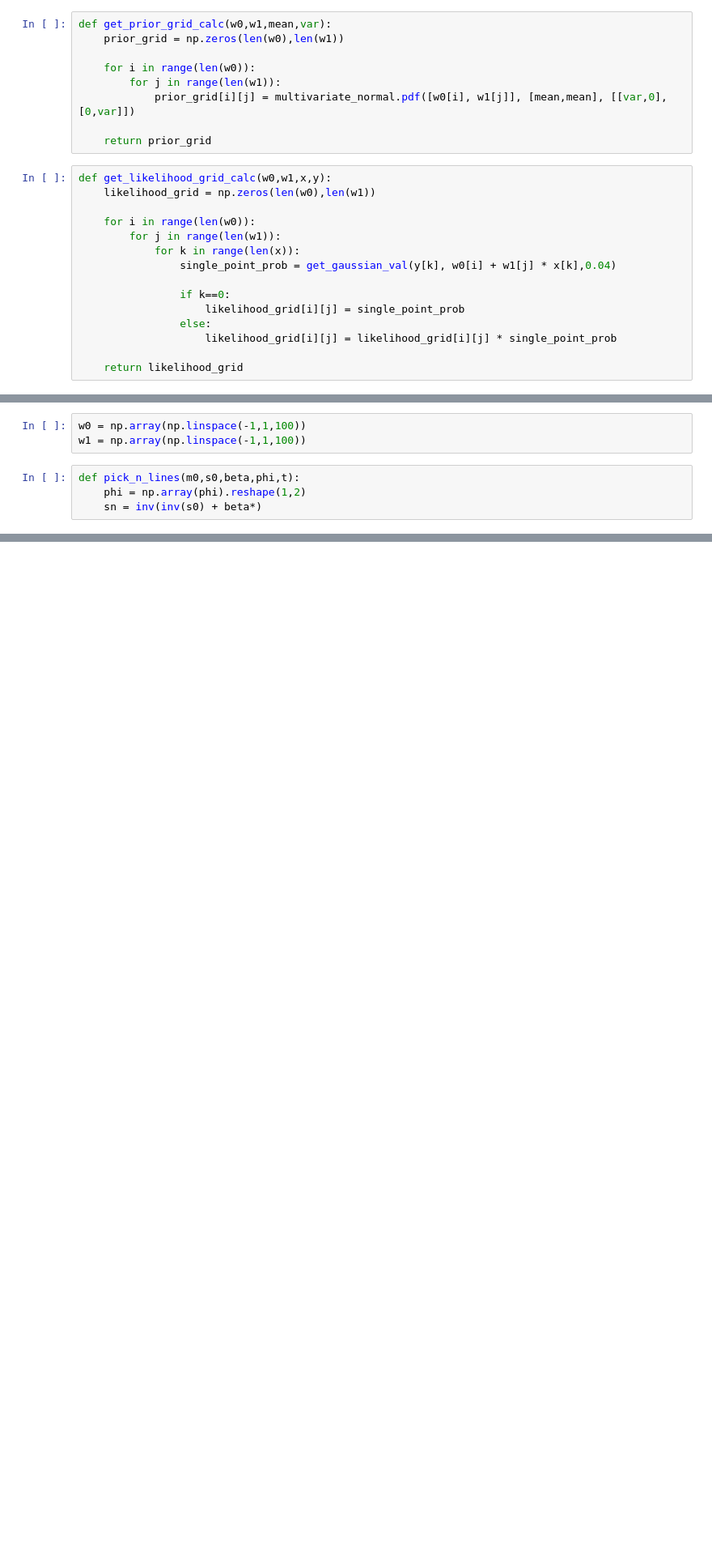
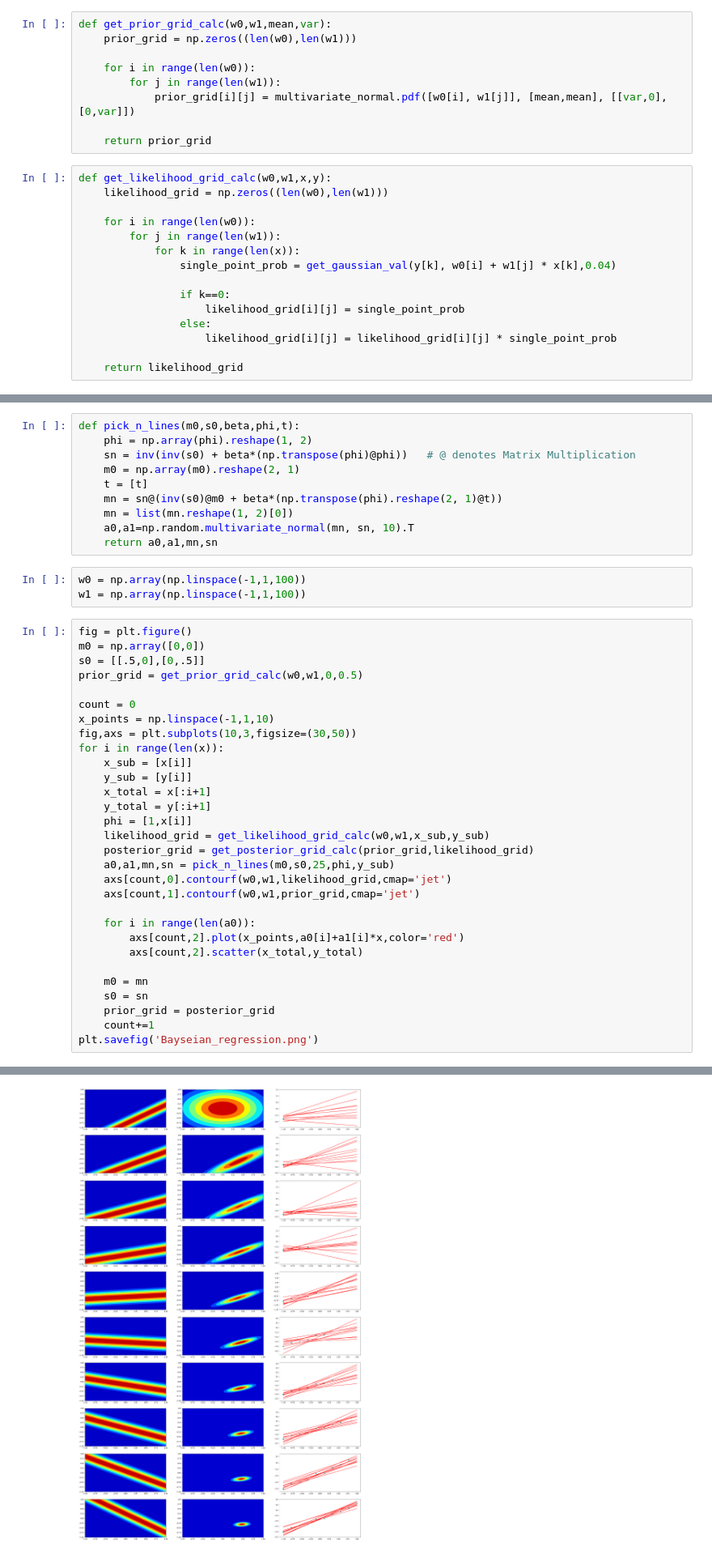
Before and after one commit to fharookshaik/Machine-Learning-Tutorials-Spring, a Jupyter notebook: Tutorial 3/Assignment_3.ipynb, the cells around one changed output, grey strips where cells are left out. Shown at 81% size. Cells and saved outputs as stored; diff of their text form; blank space fills up the shorter version.

```diff
--- a/Tutorial 3/Assignment_3.ipynb
+++ b/Tutorial 3/Assignment_3.ipynb
@@ -59,7 +57,7 @@ def get_gaussian_val(x,mean,var):
     return y
 # %%
 def get_prior_grid_calc(w0,w1,mean,var):
-    prior_grid = np.zeros(len(w0),len(w1))
+    prior_grid = np.zeros((len(w0),len(w1)))
 
     for i in range(len(w0)):
         for j in range(len(w1)):
@@ -68,7 +66,7 @@ def get_prior_grid_calc(w0,w1,mean,var):
     return prior_grid
 # %%
 def get_likelihood_grid_calc(w0,w1,x,y):
-    likelihood_grid = np.zeros(len(w0),len(w1))
+    likelihood_grid = np.zeros((len(w0),len(w1)))
 
     for i in range(len(w0)):
         for j in range(len(w1)):
@@ -85,10 +83,47 @@ def get_likelihood_grid_calc(w0,w1,x,y):
 def get_posterior_grid_calc(prior_grid, likelihood_grid):
     posterior_grid = likelihood_grid * prior_grid
     return posterior_grid
+# %%
+def pick_n_lines(m0,s0,beta,phi,t):
+    phi = np.array(phi).reshape(1, 2)
+    sn = inv(inv(s0) + beta*(np.transpose(phi)@phi))   # @ denotes Matrix Multiplication
+    m0 = np.array(m0).reshape(2, 1)
+    t = [t]
+    mn = sn@(inv(s0)@m0 + beta*(np.transpose(phi).reshape(2, 1)@t))
+    mn = list(mn.reshape(1, 2)[0])
+    a0,a1=np.random.multivariate_normal(mn, sn, 10).T
+    return a0,a1,mn,sn
 # %%
 w0 = np.array(np.linspace(-1,1,100))
 w1 = np.array(np.linspace(-1,1,100))
-# %%
-def pick_n_lines(m0,s0,beta,phi,t):
-    phi = np.array(phi).reshape(1,2)
-    sn = inv(inv(s0) + beta*)
+# %%
+fig = plt.figure()
+m0 = np.array([0,0])
+s0 = [[.5,0],[0,.5]]
+prior_grid = get_prior_grid_calc(w0,w1,0,0.5)
+
+count = 0
+x_points = np.linspace(-1,1,10)
+fig,axs = plt.subplots(10,3,figsize=(30,50))
+for i in range(len(x)):
+    x_sub = [x[i]]
+    y_sub = [y[i]]
+    x_total = x[:i+1]
+    y_total = y[:i+1]
+    phi = [1,x[i]]
+    likelihood_grid = get_likelihood_grid_calc(w0,w1,x_sub,y_sub)
+    posterior_grid = get_posterior_grid_calc(prior_grid,likelihood_grid)
+    a0,a1,mn,sn = pick_n_lines(m0,s0,25,phi,y_sub)
+    axs[count,0].contourf(w0,w1,likelihood_grid,cmap='jet')
+    axs[count,1].contourf(w0,w1,prior_grid,cmap='jet')
+
+    for i in range(len(a0)):
+        axs[count,2].plot(x_points,a0[i]+a1[i]*x,color='red')
+        axs[count,2].scatter(x_total,y_total)
+
+    m0 = mn
+    s0 = sn
+    prior_grid = posterior_grid
+    count+=1
+plt.savefig('Bayseian_regression.png')
+# %% [output]
@@ -94,0 +131 @@ def pick_n_lines(m0,s0,beta,phi,t):
+[figure, added]
```
Also changed, not shown: parts of 4 cells of this notebook, 1 other file.
